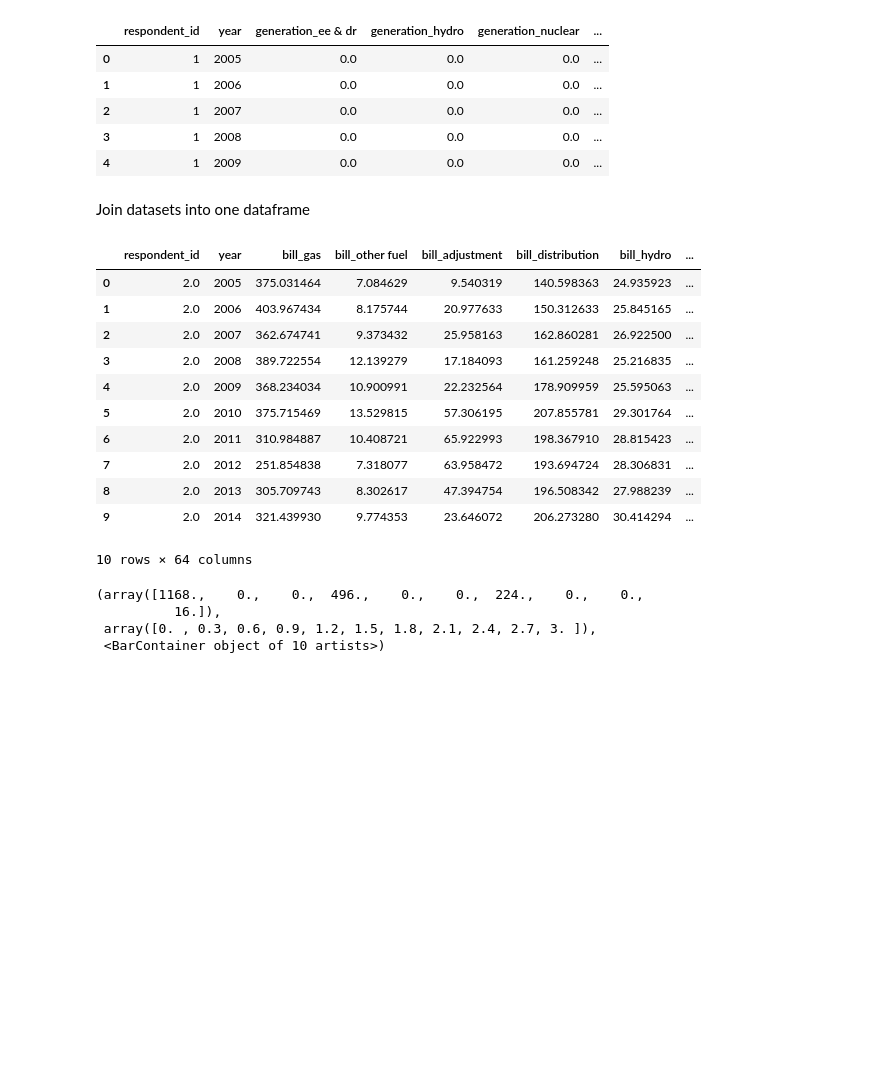
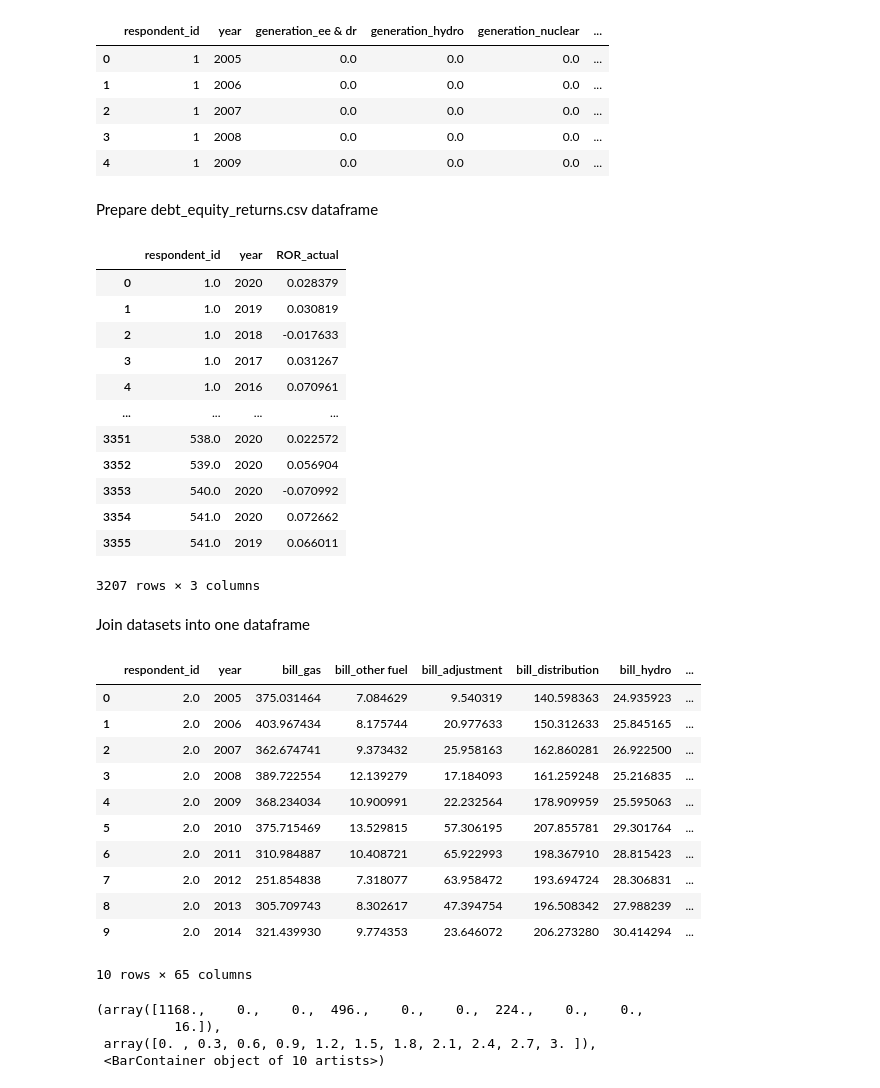
Before and after one commit to 2elle2/rmi-project, a Jupyter notebook: model/02_data_processing.ipynb, the cells around one changed output. Saved outputs shown, nothing was run; the diff lists cells and outputs as text; code cells hidden in the pictures; blank space fills up the shorter version.

```diff
--- a/model/02_data_processing.ipynb
+++ b/model/02_data_processing.ipynb
@@ -381,6 +396,32 @@ gen_prepared_df.head()
 | 2 | 1 | 2007 | 0.0 | 0.0 | 0.0 | ... |
 | 3 | 1 | 2008 | 0.0 | 0.0 | 0.0 | ... |
 | 4 | 1 | 2009 | 0.0 | 0.0 | 0.0 | ... |
+# %% [markdown]
+Prepare debt_equity_returns.csv dataframe
+# %%
+#make a copy
+ror_prepared_df = ror_df.copy()
+#roe_prepared_df = roe_df.copy()
+ror_prepared_df = ror_prepared_df[['respondent_id','year','ROR_actual']]
+#roe_prepared_df = roe_prepared_df[['respondent_id','year','ROE_actual']]
+#roe_prepared_df
+ror_prepared_df=ror_prepared_df.replace([np.inf, -np.inf], np.nan)
+ror_prepared_df = ror_prepared_df.dropna()
+ror_prepared_df
+# %% [output]
+|  | respondent_id | year | ROR_actual |
+| 0 | 1.0 | 2020 | 0.028379 |
+| 1 | 1.0 | 2019 | 0.030819 |
+| 2 | 1.0 | 2018 | -0.017633 |
+| 3 | 1.0 | 2017 | 0.031267 |
+| 4 | 1.0 | 2016 | 0.070961 |
+| ... | ... | ... | ... |
+| 3351 | 538.0 | 2020 | 0.022572 |
+| 3352 | 539.0 | 2020 | 0.056904 |
+| 3353 | 540.0 | 2020 | -0.070992 |
+| 3354 | 541.0 | 2020 | 0.072662 |
+| 3355 | 541.0 | 2019 | 0.066011 |
+3207 rows × 3 columns
 # %% [markdown]
 Join datasets into one dataframe
 # %%
@@ -390,6 +431,7 @@ raw_df = pd.merge(raw_df, sales_prepared_df, how='inner', on=['respondent_id', '
 raw_df = pd.merge(raw_df, rps_usm_prepared_df, how='inner', on=['respondent_id', 'year'])
 raw_df=pd.merge(raw_df, utype_prepared_df, how='inner', on=['respondent_id'])
 raw_df=pd.merge(raw_df,gen_prepared_df, how='inner', on=['respondent_id','year'])
+raw_df=pd.merge(raw_df,ror_prepared_df, how='inner', on=['respondent_id','year'])
 raw_df.head(10)
 # %% [output]
 |  | respondent_id | year | bill_gas | bill_other fuel | bill_adjustment | bill_distribution | bill_hydro | ... |
@@ -403,7 +445,7 @@ raw_df.head(10)
 | 7 | 2.0 | 2012 | 251.854838 | 7.318077 | 63.958472 | 193.694724 | 28.306831 | ... |
 | 8 | 2.0 | 2013 | 305.709743 | 8.302617 | 47.394754 | 196.508342 | 27.988239 | ... |
 | 9 | 2.0 | 2014 | 321.439930 | 9.774353 | 23.646072 | 206.273280 | 30.414294 | ... |
-10 rows × 64 columns
+10 rows × 65 columns
 # %%
 plt.hist(raw_df['utype'])
 # %% [output]
```
Also changed, not shown: parts of 3 cells of this notebook, 2 other files.
